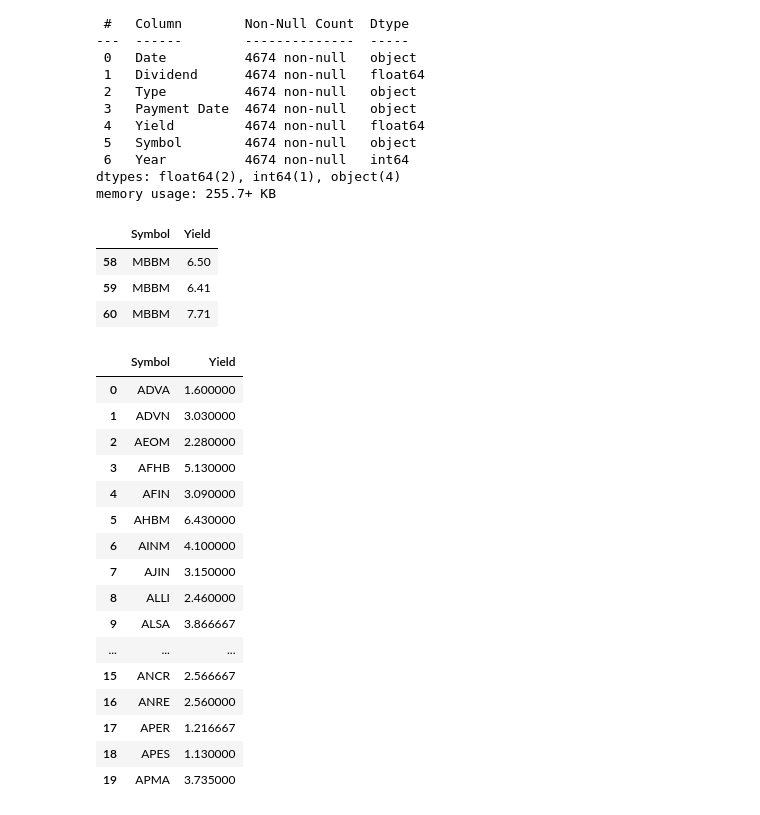
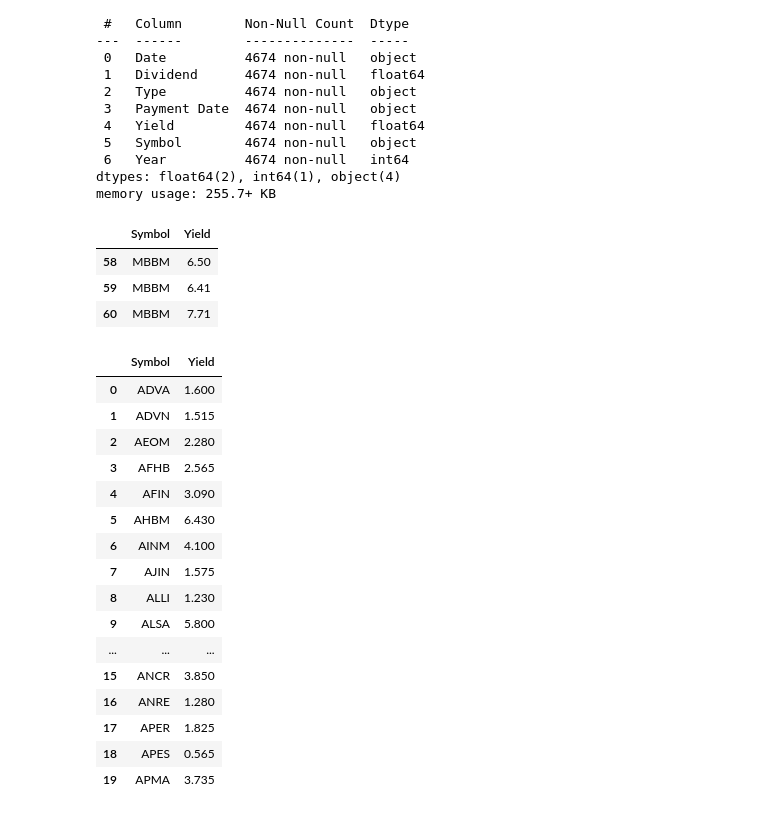
Before and after one commit to alpha2phi/jupyter-notebooks, a Jupyter notebook: nbs/02_00_stocks_selection.ipynb, the cells around one changed output. Saved outputs shown, nothing was run; the diff lists cells and outputs as text; code cells hidden in the pictures.

```diff
--- a/nbs/02_00_stocks_selection.ipynb
+++ b/nbs/02_00_stocks_selection.ipynb
@@ -247,35 +247,38 @@ memory usage: 255.7+ KB
 # %%
 # Average 2 years yield
 df_dividends_summary = df_stocks_dividends[ (df_stocks_dividends['Year'] == 2021) | (df_stocks_dividends['Year'] == 2020) ][['Symbol','Yield']]
 
 display(df_dividends_summary[df_dividends_summary['Symbol']=='MBBM'].head(10))
 
-df_dividends_summary = df_dividends_summary.groupby(['Symbol']).mean()
+df_dividends_summary = df_dividends_summary.groupby(['Symbol']).sum()
+df_dividends_summary['Yield'] = df_dividends_summary['Yield'] / 2   # Average over 2 years
+# df_dividends_summary = df_dividends_summary.groupby(['Symbol']).mean()
+
 df_dividends_summary.reset_index(inplace=True)
 
 display(df_dividends_summary.head(20))
 # %% [output]
 |  | Symbol | Yield |
 | 58 | MBBM | 6.50 |
 | 59 | MBBM | 6.41 |
 | 60 | MBBM | 7.71 |
 |  | Symbol | Yield |
-| 0 | ADVA | 1.600000 |
-| 1 | ADVN | 3.030000 |
-| 2 | AEOM | 2.280000 |
-| 3 | AFHB | 5.130000 |
-| 4 | AFIN | 3.090000 |
-| 5 | AHBM | 6.430000 |
-| 6 | AINM | 4.100000 |
-| 7 | AJIN | 3.150000 |
-| 8 | ALLI | 2.460000 |
-| 9 | ALSA | 3.866667 |
+| 0 | ADVA | 1.600 |
+| 1 | ADVN | 1.515 |
+| 2 | AEOM | 2.280 |
+| 3 | AFHB | 2.565 |
+| 4 | AFIN | 3.090 |
+| 5 | AHBM | 6.430 |
+| 6 | AINM | 4.100 |
+| 7 | AJIN | 1.575 |
+| 8 | ALLI | 1.230 |
+| 9 | ALSA | 5.800 |
 | ... | ... | ... |
-| 15 | ANCR | 2.566667 |
-| 16 | ANRE | 2.560000 |
-| 17 | APER | 1.216667 |
-| 18 | APES | 1.130000 |
-| 19 | APMA | 3.735000 |
+| 15 | ANCR | 3.850 |
+| 16 | ANRE | 1.280 |
+| 17 | APER | 1.825 |
+| 18 | APES | 0.565 |
+| 19 | APMA | 3.735 |
 # %%
 # https://ng.investing.com/equities/malayan-banking-bhd-ratios
 
```
Also changed, not shown: parts of 5 cells of this notebook, 1 other file.
